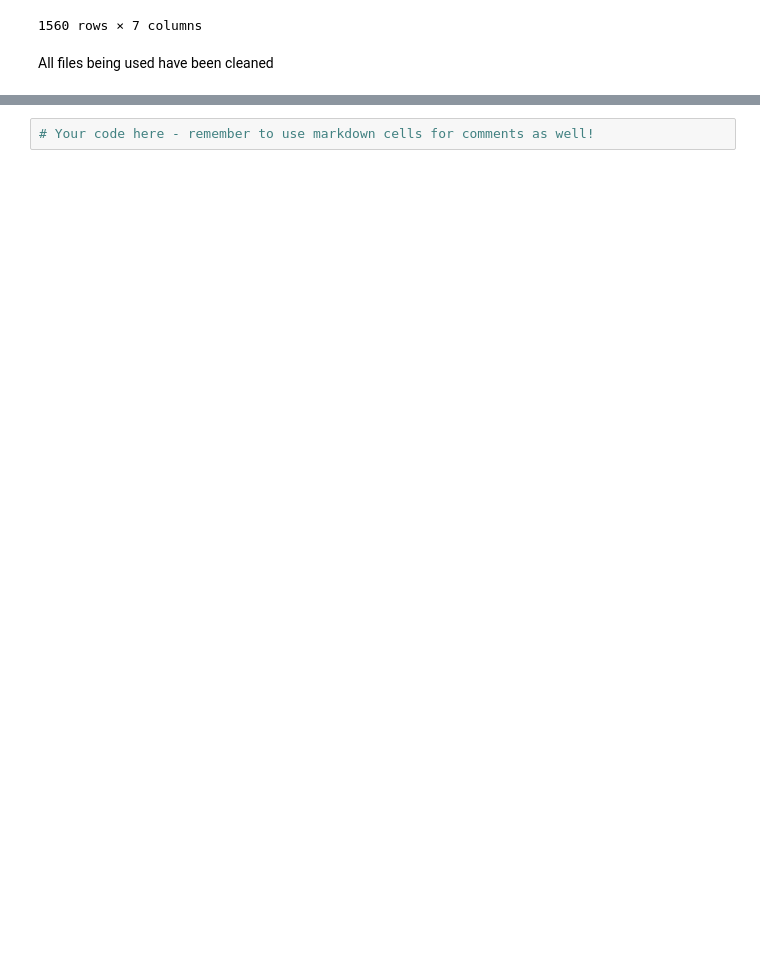
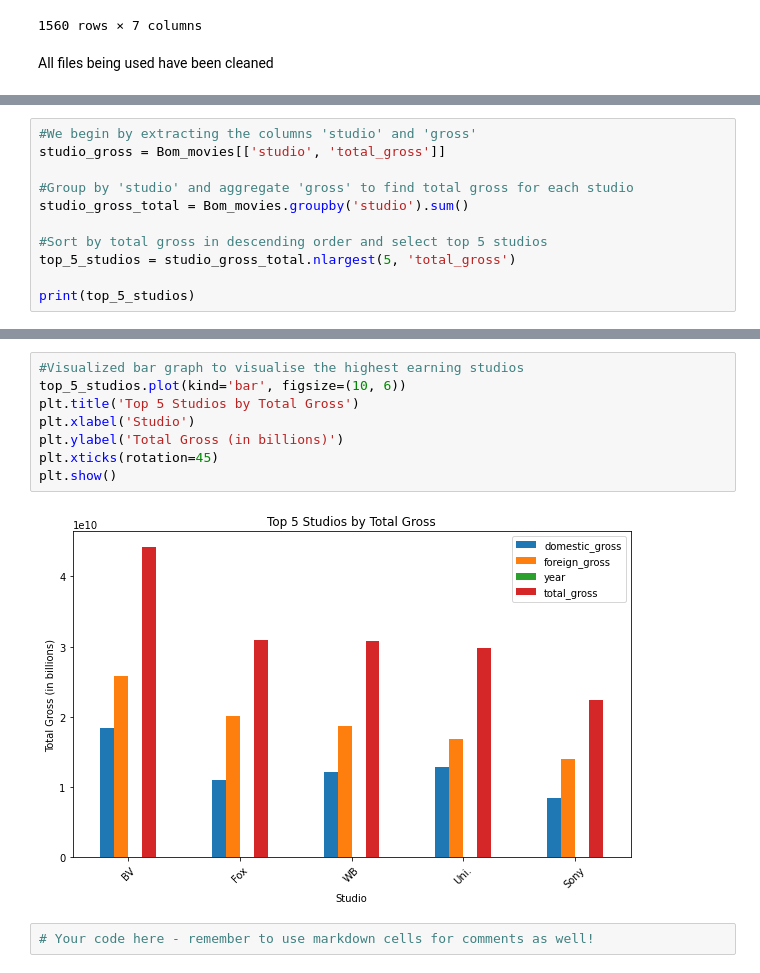
Before and after one commit to Ingavi39/dsc-phase-1-project-v2-4, a Jupyter notebook: student.ipynb, the cells around one changed output, grey strips where cells are left out. Saved outputs shown, nothing was run; the diff lists cells and outputs as text; blank space fills up the shorter version.

```diff
--- a/student.ipynb
+++ b/student.ipynb
@@ -348,0 +343,11 @@ Visualization
+# %%
+#We begin by extracting the columns 'studio' and 'gross'
+studio_gross = Bom_movies[['studio', 'total_gross']]
+
+#Group by 'studio' and aggregate 'gross' to find total gross for each studio
+studio_gross_total = Bom_movies.groupby('studio').sum()
+
+#Sort by total gross in descending order and select top 5 studios
+top_5_studios = studio_gross_total.nlargest(5, 'total_gross')
+
+print(top_5_studios)
@@ -363,5 +382,15 @@ plt.show()
 # %% [output]
 [figure]
 [figure]
+# %%
+#Visualized bar graph to visualise the highest earning studios
+top_5_studios.plot(kind='bar', figsize=(10, 6))
+plt.title('Top 5 Studios by Total Gross')
+plt.xlabel('Studio')
+plt.ylabel('Total Gross (in billions)')
+plt.xticks(rotation=45)
+plt.show()
+# %% [output]
+[figure, added]
 # %%
 # Your code here - remember to use markdown cells for comments as well!
```
Also changed, not shown: parts of 39 cells of this notebook, 1 other file.
